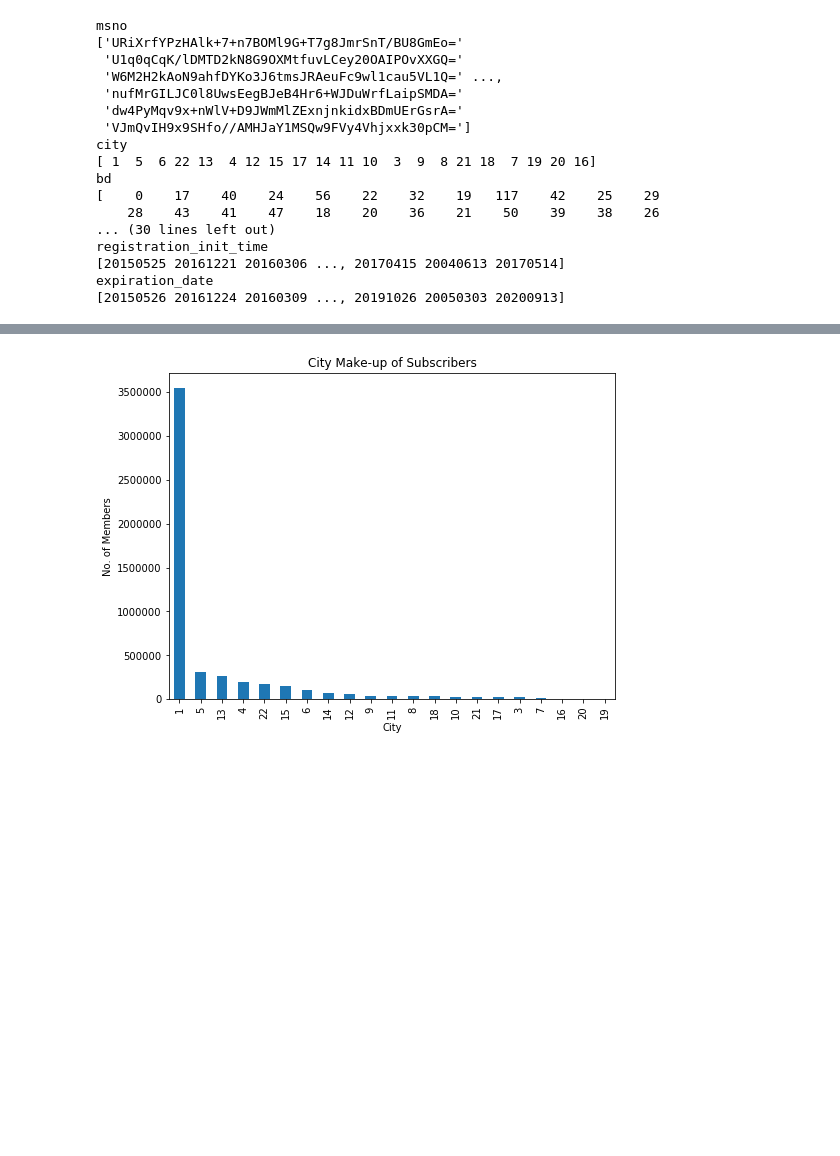
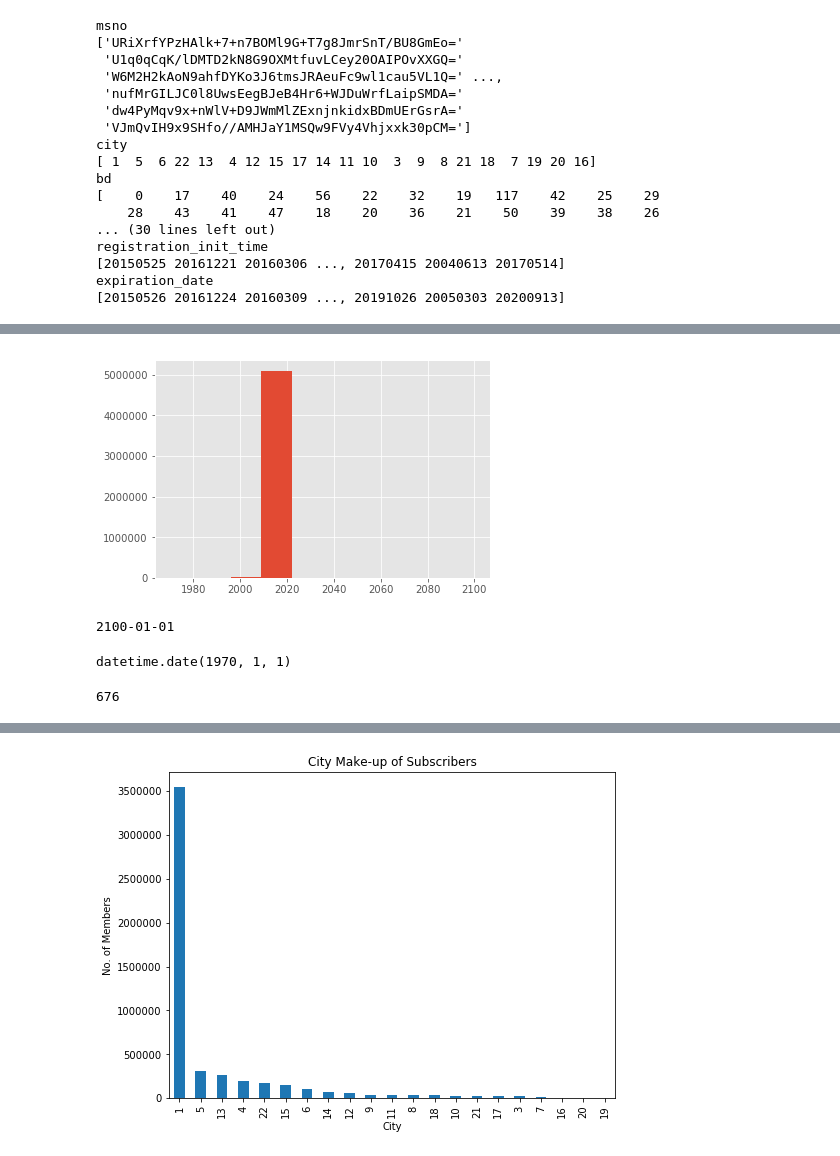
Before and after one commit to olaoluthomas/WSDM_kkbox, a Jupyter notebook: descriptive_data_discovery.ipynb, the cells around one changed output, grey strips where cells are left out. Cells and saved outputs as stored; diff of their text form; code cells hidden in the pictures; blank space fills up the shorter version.

```diff
--- a/descriptive_data_discovery.ipynb
+++ b/descriptive_data_discovery.ipynb
@@ -147,0 +208,15 @@ expiration_date
+# %%
+members['expiration_date'].hist()
+plt.show()
+# %% [output]
+[figure, added]
+# %%
+print members['expiration_date'].max()
+members['expiration_date'].min()
+# %% [output]
+2100-01-01
+datetime.date(1970, 1, 1)
+# %%
+members['expiration_date'][(members['expiration_date'] < datetime(2004,1,1).date())].count()
+# %% [output]
+676
```
Also changed, not shown: parts of 48 cells of this notebook, 2 other files.
